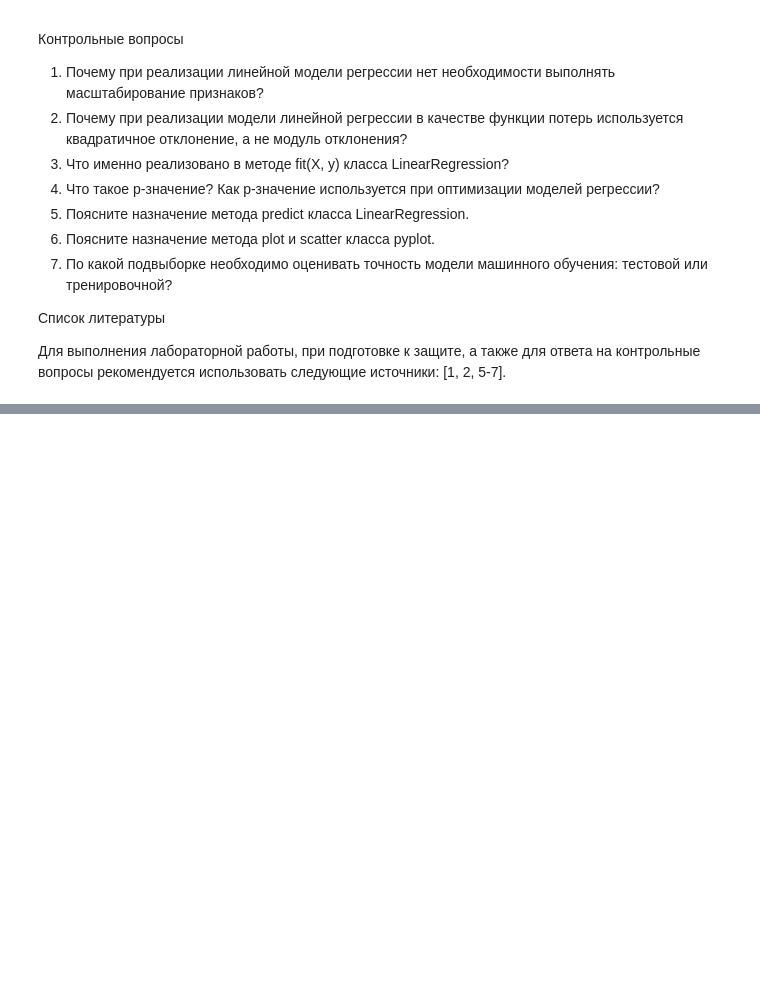
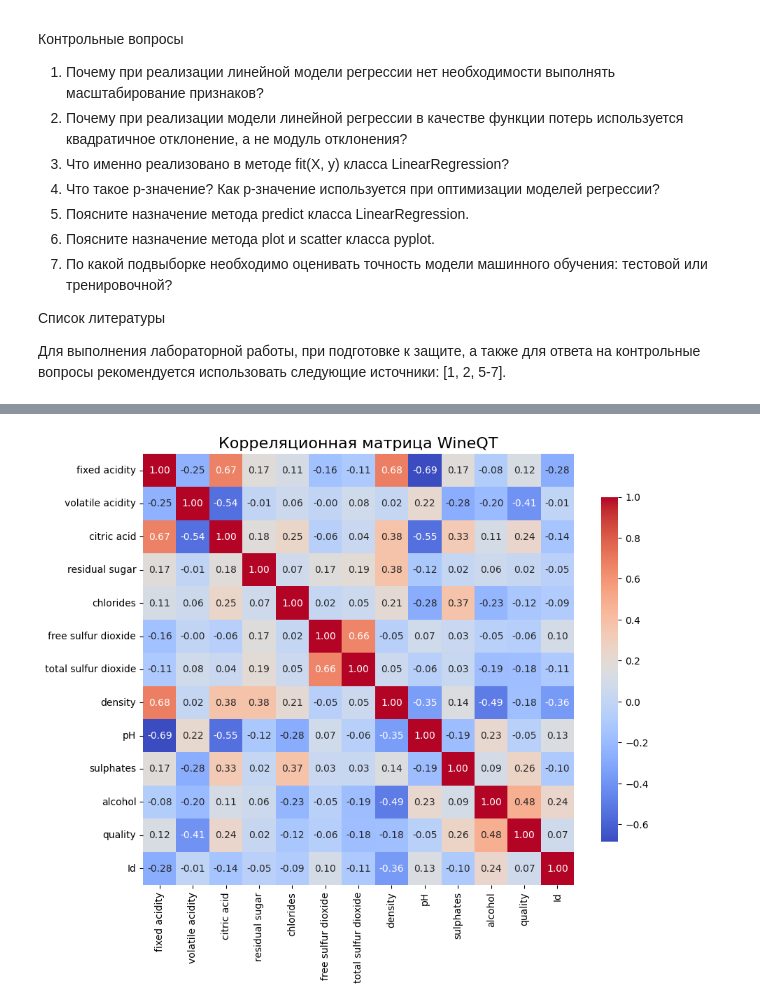
Before and after one commit to b221b/vis43, a Jupyter notebook: исит/Лабораторная 8/lab8_homework.ipynb, the cells around one changed output, grey strips where cells are left out. Drawn from its saved outputs; the diff is of its cells as text; code cells hidden in the pictures; blank space fills up the shorter version.

```diff
--- a/исит/Лабораторная 8/lab8_homework.ipynb
+++ b/исит/Лабораторная 8/lab8_homework.ipynb
@@ -200,0 +144,20 @@ R^2 Score: 0.39956357621233063
+# %%
+import pandas as pd
+import seaborn as sns
+import matplotlib.pyplot as plt
+
+# Загрузка данных
+dataset = pd.read_csv('WineQT.csv')
+
+# Вычисление корреляционной матрицы
+correlation_matrix = dataset.corr()
+
+# Настройка графика
+plt.figure(figsize=(10, 8))
+sns.heatmap(correlation_matrix, annot=True, fmt=".2f", cmap='coolwarm', square=True, cbar_kws={"shrink": .8})
+
+# Заголовок графика
+plt.title('Корреляционная матрица WineQT', fontsize=16)
+plt.show()
+# %% [output]
+[figure, added]
```
Also changed, not shown: parts of 6 cells of this notebook, 2 other files.
